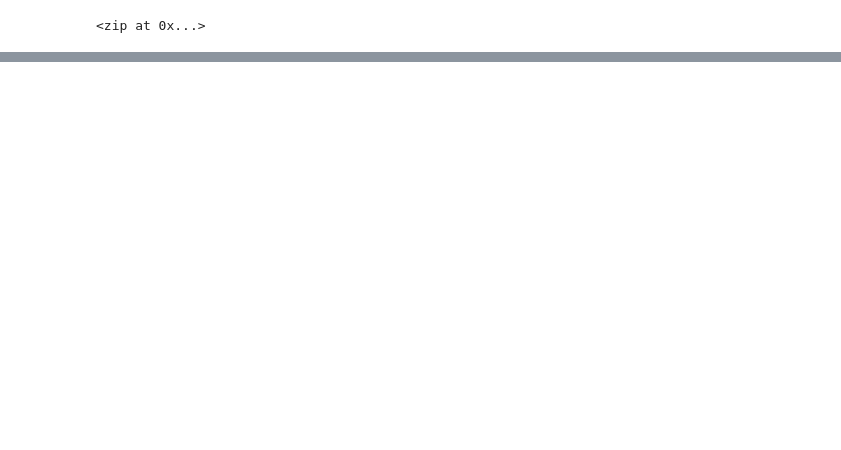
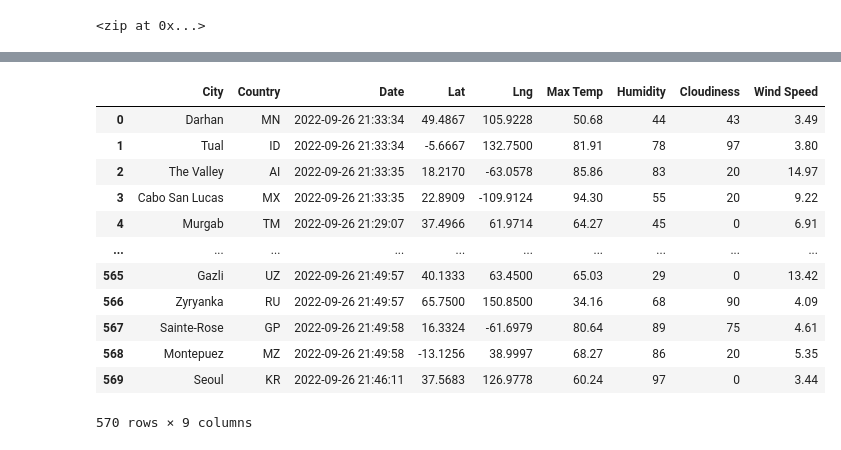
Before and after one commit to jschindler11/World_Weather_Analysis, a Jupyter notebook: WeatherPy.ipynb, the cells around one changed output, grey strips where cells are left out. Drawn from its saved outputs; the diff is of its cells as text; code cells hidden in the pictures; blank space fills up the shorter version.

```diff
--- a/WeatherPy.ipynb
+++ b/WeatherPy.ipynb
@@ -54,0 +61,3 @@ len(cities)
+# %%
+# Starting URL for Weather Map API Call.
+url = "http://api.openweathermap.org/data/2.5/weather?units=Imperial&APPID=" + weather_api_key
@@ -54,0 +148,4 @@ len(cities)
+# %%
+# Convert the array of dictionaries to a Pandas DataFrame.
+city_data_df = pd.DataFrame(city_data)
+city_data_df.head(10)
@@ -54,0 +164,18 @@ len(cities)
+# %%
+new_column_order = ["City", "Country", "Date", "Lat", "Lng", "Max Temp", "Humidity", "Cloudiness", "Wind Speed"]
+city_data_df = city_data_df[new_column_order]
+city_data_df
+# %% [output]
+|  | City | Country | Date | Lat | Lng | Max Temp | Humidity | Cloudiness | Wind Speed |
+| 0 | Darhan | MN | 2022-09-26 21:33:34 | 49.4867 | 105.9228 | 50.68 | 44 | 43 | 3.49 |
+| 1 | Tual | ID | 2022-09-26 21:33:34 | -5.6667 | 132.7500 | 81.91 | 78 | 97 | 3.80 |
+| 2 | The Valley | AI | 2022-09-26 21:33:35 | 18.2170 | -63.0578 | 85.86 | 83 | 20 | 14.97 |
+| 3 | Cabo San Lucas | MX | 2022-09-26 21:33:35 | 22.8909 | -109.9124 | 94.30 | 55 | 20 | 9.22 |
+| 4 | Murgab | TM | 2022-09-26 21:29:07 | 37.4966 | 61.9714 | 64.27 | 45 | 0 | 6.91 |
+| ... | ... | ... | ... | ... | ... | ... | ... | ... | ... |
+| 565 | Gazli | UZ | 2022-09-26 21:49:57 | 40.1333 | 63.4500 | 65.03 | 29 | 0 | 13.42 |
+| 566 | Zyryanka | RU | 2022-09-26 21:49:57 | 65.7500 | 150.8500 | 34.16 | 68 | 90 | 4.09 |
+| 567 | Sainte-Rose | GP | 2022-09-26 21:49:58 | 16.3324 | -61.6979 | 80.64 | 89 | 75 | 4.61 |
+| 568 | Montepuez | MZ | 2022-09-26 21:49:58 | -13.1256 | 38.9997 | 68.27 | 86 | 20 | 5.35 |
+| 569 | Seoul | KR | 2022-09-26 21:46:11 | 37.5683 | 126.9778 | 60.24 | 97 | 0 | 3.44 |
+570 rows × 9 columns
```
Also changed, not shown: parts of 7 cells of this notebook.
